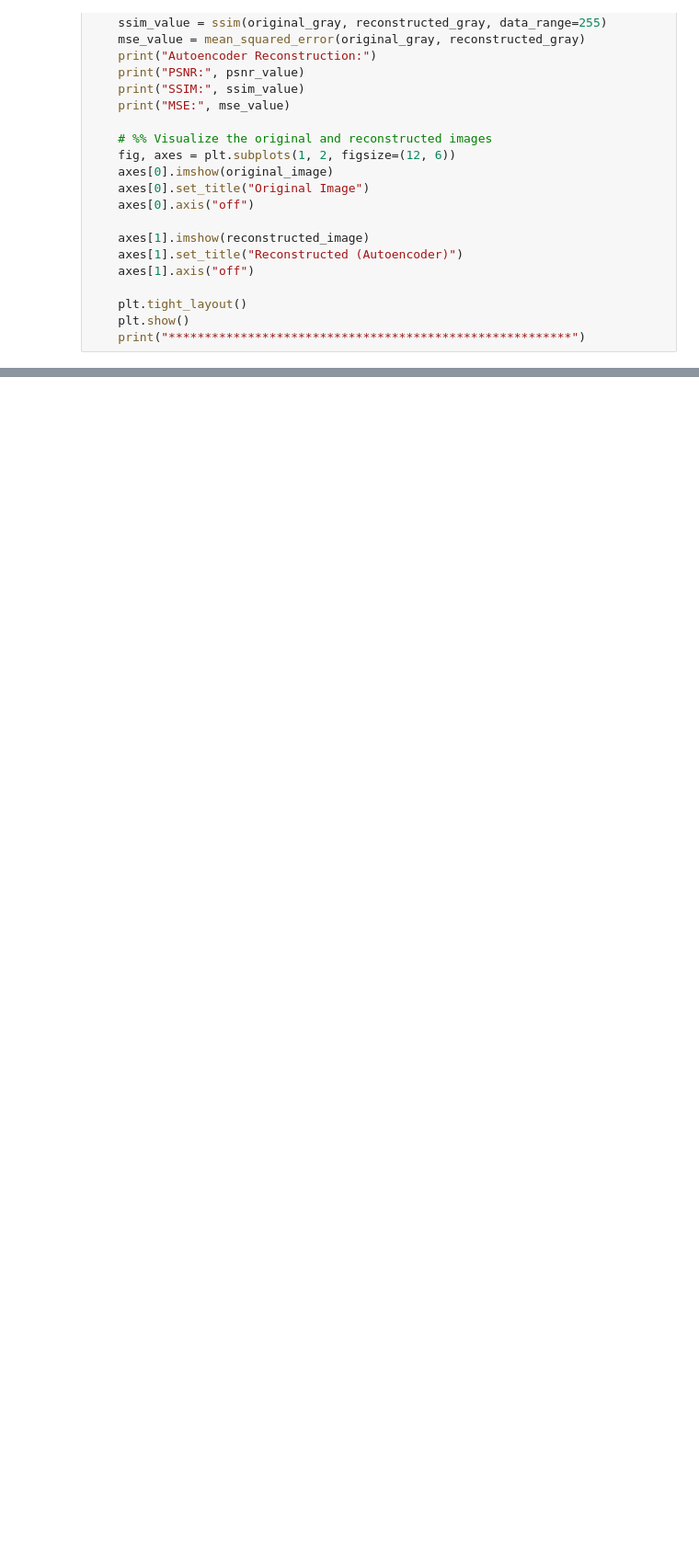
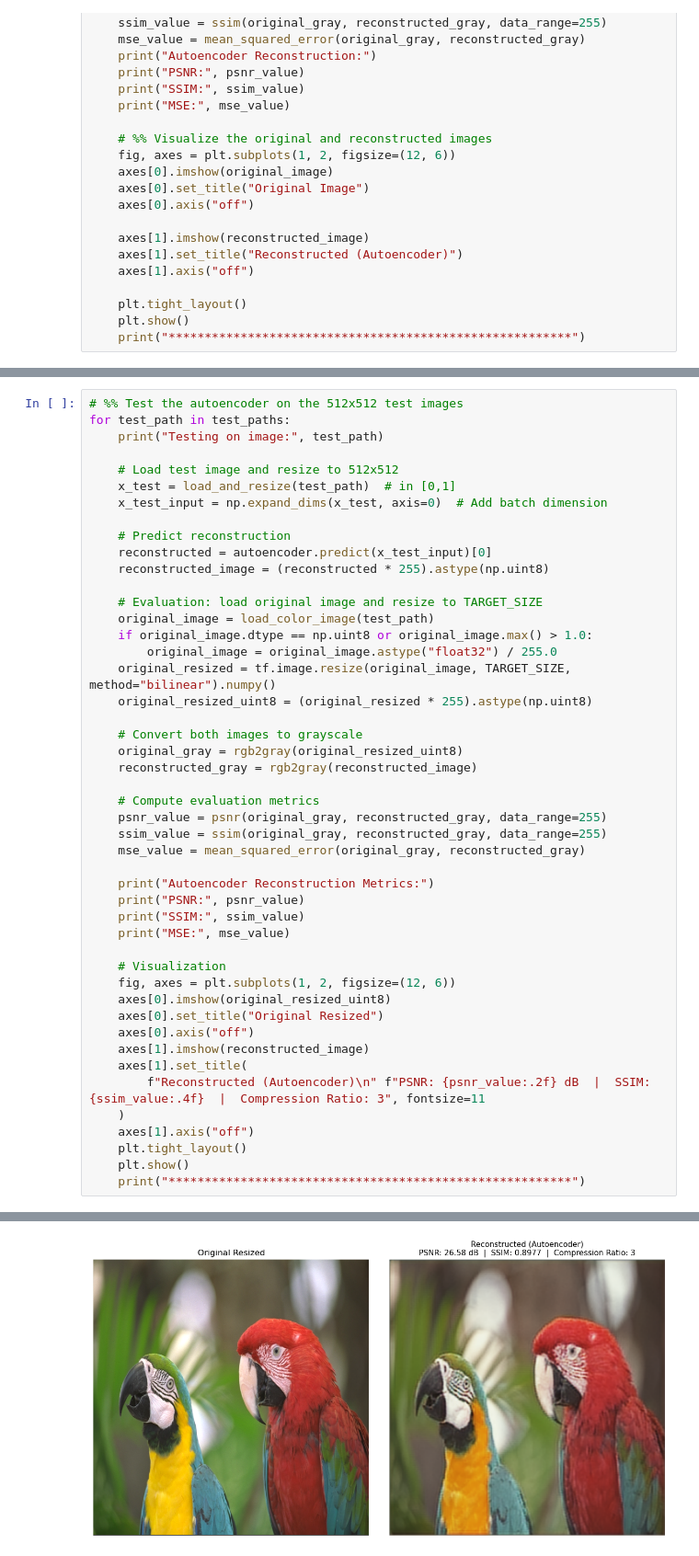
Before and after one commit to juhaszmartin/NeuralNets, a Jupyter notebook: notebooks/autoencoder.ipynb, the cells around one changed output, grey strips where cells are left out. Shown at 92% size. Cells and saved outputs as stored; diff of their text form; blank space fills up the shorter version.

```diff
--- a/notebooks/autoencoder.ipynb
+++ b/notebooks/autoencoder.ipynb
@@ -231,0 +229,48 @@ for test_path in test_paths:
+# %%
+# %% Test the autoencoder on the 512x512 test images
+for test_path in test_paths:
+    print("Testing on image:", test_path)
+
+    # Load test image and resize to 512x512
+    x_test = load_and_resize(test_path)  # in [0,1]
+    x_test_input = np.expand_dims(x_test, axis=0)  # Add batch dimension
+
+    # Predict reconstruction
+    reconstructed = autoencoder.predict(x_test_input)[0]
+    reconstructed_image = (reconstructed * 255).astype(np.uint8)
+
+    # Evaluation: load original image and resize to TARGET_SIZE
+    original_image = load_color_image(test_path)
+    if original_image.dtype == np.uint8 or original_image.max() > 1.0:
+        original_image = original_image.astype("float32") / 255.0
+    original_resized = tf.image.resize(original_image, TARGET_SIZE, method="bilinear").numpy()
+    original_resized_uint8 = (original_resized * 255).astype(np.uint8)
+
+    # Convert both images to grayscale
+    original_gray = rgb2gray(original_resized_uint8)
+    reconstructed_gray = rgb2gray(reconstructed_image)
+
+    # Compute evaluation metrics
+    psnr_value = psnr(original_gray, reconstructed_gray, data_range=255)
+    ssim_value = ssim(original_gray, reconstructed_gray, data_range=255)
+    mse_value = mean_squared_error(original_gray, reconstructed_gray)
+
+    print("Autoencoder Reconstruction Metrics:")
+    print("PSNR:", psnr_value)
+    print("SSIM:", ssim_value)
+    print("MSE:", mse_value)
+
+    # Visualization
+    fig, axes = plt.subplots(1, 2, figsize=(12, 6))
+    axes[0].imshow(original_resized_uint8)
+    axes[0].set_title("Original Resized")
+    axes[0].axis("off")
+    axes[1].imshow(reconstructed_image)
+    axes[1].set_title(
+        f"Reconstructed (Autoencoder)\n" f"PSNR: {psnr_value:.2f} dB  |  SSIM: {ssim_value:.4f}  |  Compression Ratio: 3", fontsize=11
+    )
+    axes[1].axis("off")
+    plt.tight_layout()
+    plt.show()
+    print("********************************************************")
+# %% [output]
@@ -231,0 +283 @@ for test_path in test_paths:
+[figure, added]
```
Also changed, not shown: parts of 2 cells of this notebook, 6 other files.
